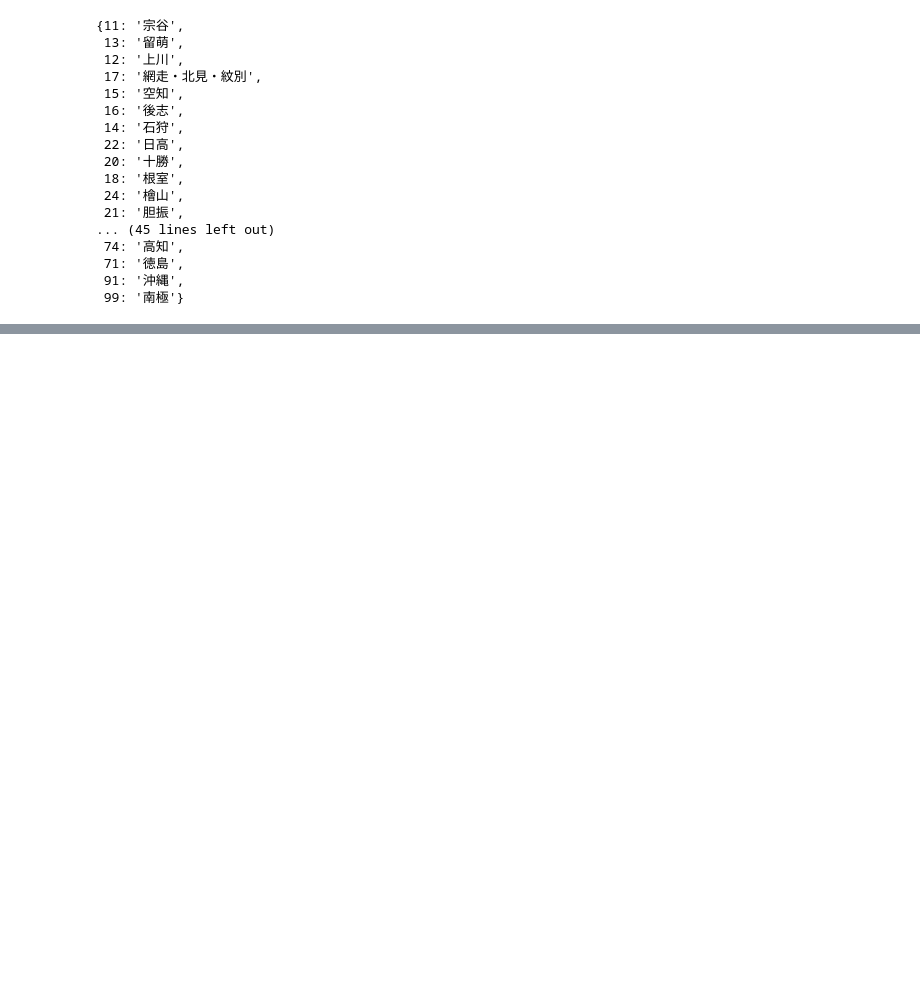
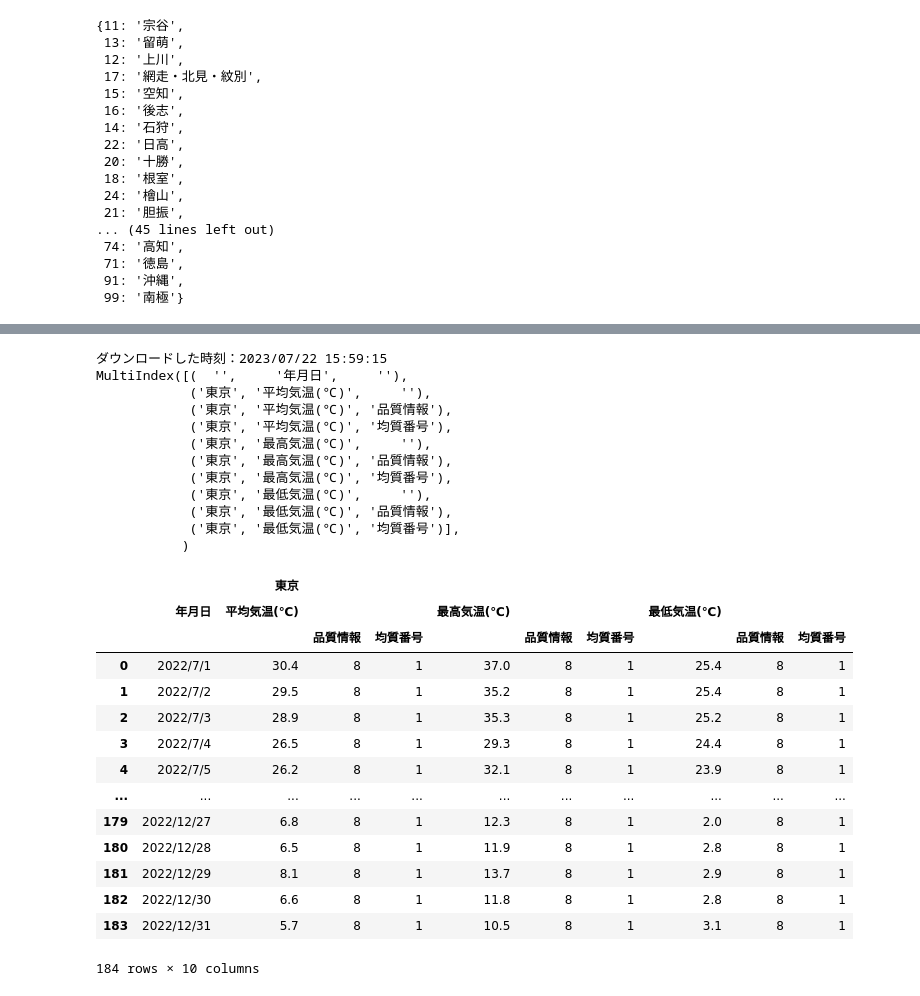
Before and after one commit to mokekuma-git/WeatherStat_JMA, a Jupyter notebook: notebook/WeatherStat.ipynb, the cells around one changed output, grey strips where cells are left out. Drawn from its saved outputs; the diff is of its cells as text; code cells hidden in the pictures; blank space fills up the shorter version.

Commit message:
Implement CSV download

```diff
--- a/notebook/WeatherStat.ipynb
+++ b/notebook/WeatherStat.ipynb
@@ -49,0 +159,44 @@ stations.to_csv("../files/stations.csv", index=False)
+# %%
+#import read_weather
+#import importlib
+#importlib.reload(read_weather)
+# pyコード修正時用
+
+from read_weather import get_phpsessid, download_csv
+from datetime import date
+
+element = [201, 202, 203]
+station = "s47662"
+phpsessid = get_phpsessid()
+
+df = download_csv(phpsessid, 1, station, element,
+                  date(2022, 7, 1), date(2022, 12, 31))
+df
+# %% [output]
+ダウンロードした時刻：2023/07/22 15:59:15
+MultiIndex([(  '',     '年月日',     ''),
+            ('東京', '平均気温(℃)',     ''),
+            ('東京', '平均気温(℃)', '品質情報'),
+            ('東京', '平均気温(℃)', '均質番号'),
+            ('東京', '最高気温(℃)',     ''),
+            ('東京', '最高気温(℃)', '品質情報'),
+            ('東京', '最高気温(℃)', '均質番号'),
+            ('東京', '最低気温(℃)',     ''),
+            ('東京', '最低気温(℃)', '品質情報'),
+            ('東京', '最低気温(℃)', '均質番号')],
+           )
+|  |  | 東京 |  |  |  |  |  |  |  |  |
+|  | 年月日 | 平均気温(℃) |  |  | 最高気温(℃) |  |  | 最低気温(℃) |  |  |
+|  |  |  | 品質情報 | 均質番号 |  | 品質情報 | 均質番号 |  | 品質情報 | 均質番号 |
+| 0 | 2022/7/1 | 30.4 | 8 | 1 | 37.0 | 8 | 1 | 25.4 | 8 | 1 |
+| 1 | 2022/7/2 | 29.5 | 8 | 1 | 35.2 | 8 | 1 | 25.4 | 8 | 1 |
+| 2 | 2022/7/3 | 28.9 | 8 | 1 | 35.3 | 8 | 1 | 25.2 | 8 | 1 |
+| 3 | 2022/7/4 | 26.5 | 8 | 1 | 29.3 | 8 | 1 | 24.4 | 8 | 1 |
+| 4 | 2022/7/5 | 26.2 | 8 | 1 | 32.1 | 8 | 1 | 23.9 | 8 | 1 |
+| ... | ... | ... | ... | ... | ... | ... | ... | ... | ... | ... |
+| 179 | 2022/12/27 | 6.8 | 8 | 1 | 12.3 | 8 | 1 | 2.0 | 8 | 1 |
+| 180 | 2022/12/28 | 6.5 | 8 | 1 | 11.9 | 8 | 1 | 2.8 | 8 | 1 |
+| 181 | 2022/12/29 | 8.1 | 8 | 1 | 13.7 | 8 | 1 | 2.9 | 8 | 1 |
+| 182 | 2022/12/30 | 6.6 | 8 | 1 | 11.8 | 8 | 1 | 2.8 | 8 | 1 |
+| 183 | 2022/12/31 | 5.7 | 8 | 1 | 10.5 | 8 | 1 | 3.1 | 8 | 1 |
+184 rows × 10 columns
```
Also changed, not shown: parts of 7 cells of this notebook, 3 other files.
